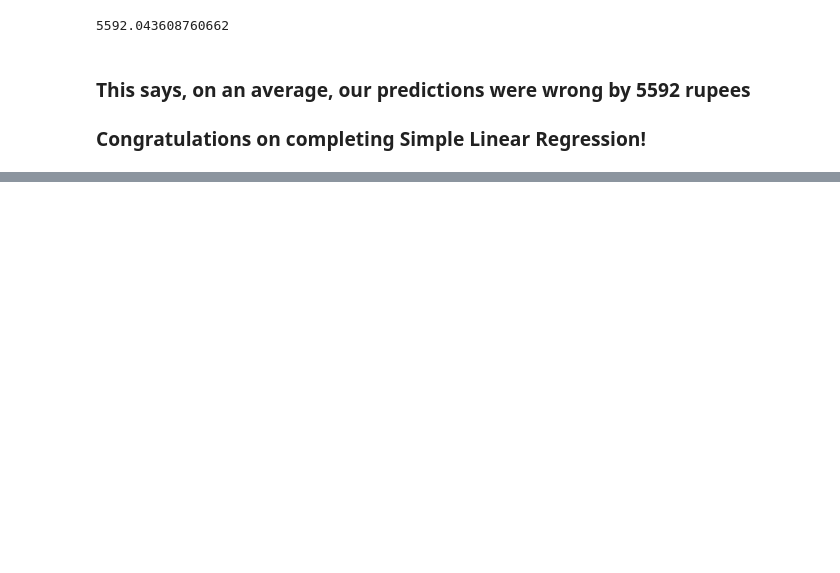
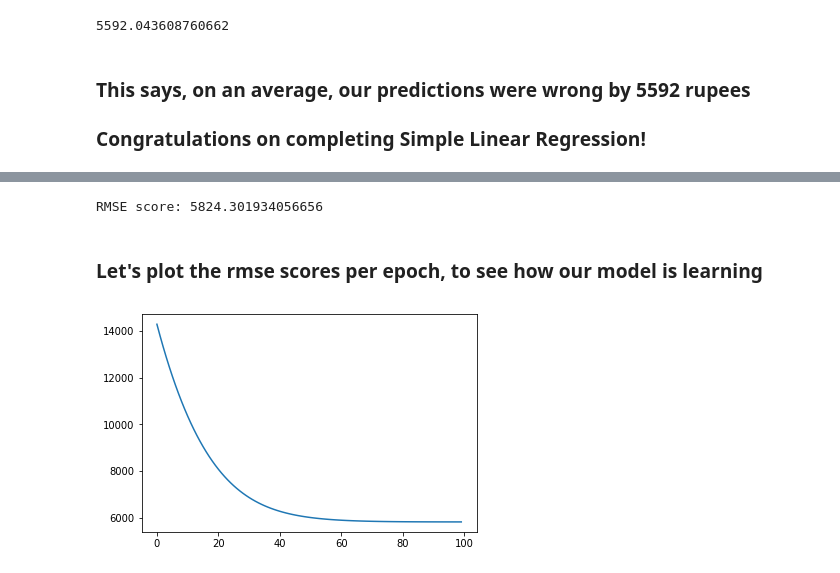
Before and after one commit to Somil112/Machine-Learning-Algorithms-from-Scratch, a Jupyter notebook: Simple Linear Regression/SLR.ipynb, the cells around one changed output, grey strips where cells are left out. Cells and saved outputs as stored; diff of their text form; code cells hidden in the pictures; blank space fills up the shorter version.

```diff
--- a/Simple Linear Regression/SLR.ipynb
+++ b/Simple Linear Regression/SLR.ipynb
@@ -115,0 +135,36 @@ print(rmse)
+# %%
+B0 = 0.0
+B1 = 0.0
+learning_rate = 0.01
+epochs = 100
+rmse_scores = []
+for i in range(epochs):
+    for i in range(len(Y)):
+        y_pred = B0 + B1*X[i][0]
+        error = y_pred - Y[i][0]
+        B0 = B0 - learning_rate*error
+        B1 = B1 - learning_rate*error*X[i][0]
+
+    y_pred = B0 + B1*X
+
+    sumsqr = np.sum(np.square(y_pred -Y))
+    n = len(Y)
+    rmse = np.sqrt(sumsqr/n)
+    rmse_scores.append(rmse)
+y_pred = B0 + B1*X
+
+
+sumsqr = np.sum(np.square(y_pred -Y))
+n = len(Y)
+rmse = np.sqrt(sumsqr/n)
+
+print("RMSE score: "+ str(rmse))
+# %% [output]
+RMSE score: 5824.301934056656
+# %% [markdown]
+### Let's plot the rmse scores per epoch, to see how our model is learning
+# %%
+plt.plot(rmse_scores)
+plt.show()
+# %% [output]
+[figure, added]
```
Also changed, not shown: parts of 5 cells of this notebook, 4 other files.
